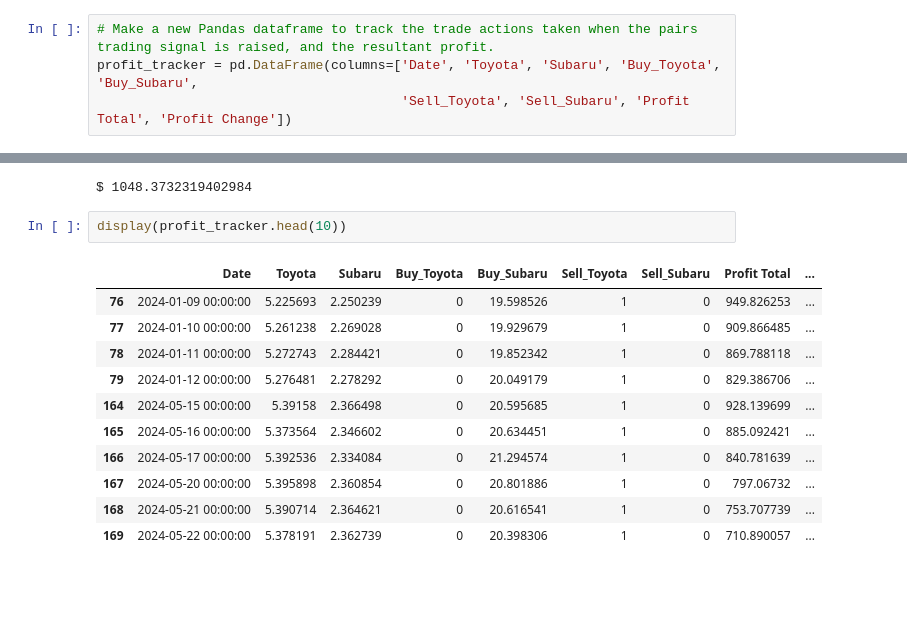
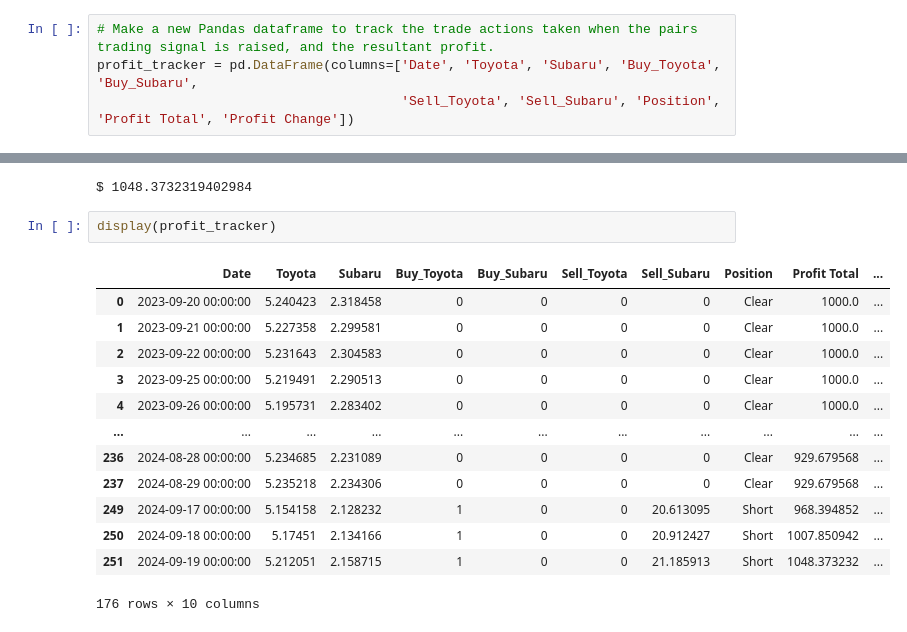
Before and after one commit to victoria-uriostegui/Pairs-Trading-Repo-ED-VU-Fall-24-, a Jupyter notebook: pairs_trading.ipynb, the cells around one changed output, grey strips where cells are left out. Drawn from its saved outputs; the diff is of its cells as text; blank space fills up the shorter version.

Commit message:
updated profit tracker df to include position

```diff
--- a/pairs_trading.ipynb
+++ b/pairs_trading.ipynb
@@ -403,7 +399,7 @@ A Pandas DataFrame **profit_tracker** is utilized in this context to track the t
 # %%
 # Make a new Pandas dataframe to track the trade actions taken when the pairs trading signal is raised, and the resultant profit.
 profit_tracker = pd.DataFrame(columns=['Date', 'Toyota', 'Subaru', 'Buy_Toyota', 'Buy_Subaru',
-                                       'Sell_Toyota', 'Sell_Subaru', 'Profit Total', 'Profit Change'])
+                                       'Sell_Toyota', 'Sell_Subaru', 'Position', 'Profit Total', 'Profit Change'])
 # %%
 # Make a function to take action based on the z-score for the days within the window of financial observation.
 
@@ -470,16 +467,18 @@ print("$",trade_action(tmsub_df['TM'].to_numpy(), tmsub_df['FUJHY'].to_numpy()))
 # %% [output]
 $ 1048.3732319402984
 # %%
-display(profit_tracker.head(10))
+display(profit_tracker)
 # %% [output]
-|  | Date | Toyota | Subaru | Buy_Toyota | Buy_Subaru | Sell_Toyota | Sell_Subaru | Profit Total | ... |
-| 76 | 2024-01-09 00:00:00 | 5.225693 | 2.250239 | 0 | 19.598526 | 1 | 0 | 949.826253 | ... |
-| 77 | 2024-01-10 00:00:00 | 5.261238 | 2.269028 | 0 | 19.929679 | 1 | 0 | 909.866485 | ... |
-| 78 | 2024-01-11 00:00:00 | 5.272743 | 2.284421 | 0 | 19.852342 | 1 | 0 | 869.788118 | ... |
-| 79 | 2024-01-12 00:00:00 | 5.276481 | 2.278292 | 0 | 20.049179 | 1 | 0 | 829.386706 | ... |
-| 164 | 2024-05-15 00:00:00 | 5.39158 | 2.366498 | 0 | 20.595685 | 1 | 0 | 928.139699 | ... |
-| 165 | 2024-05-16 00:00:00 | 5.373564 | 2.346602 | 0 | 20.634451 | 1 | 0 | 885.092421 | ... |
-| 166 | 2024-05-17 00:00:00 | 5.392536 | 2.334084 | 0 | 21.294574 | 1 | 0 | 840.781639 | ... |
-| 167 | 2024-05-20 00:00:00 | 5.395898 | 2.360854 | 0 | 20.801886 | 1 | 0 | 797.06732 | ... |
-| 168 | 2024-05-21 00:00:00 | 5.390714 | 2.364621 | 0 | 20.616541 | 1 | 0 | 753.707739 | ... |
-| 169 | 2024-05-22 00:00:00 | 5.378191 | 2.362739 | 0 | 20.398306 | 1 | 0 | 710.890057 | ... |
+|  | Date | Toyota | Subaru | Buy_Toyota | Buy_Subaru | Sell_Toyota | Sell_Subaru | Position | Profit Total | ... |
+| 0 | 2023-09-20 00:00:00 | 5.240423 | 2.318458 | 0 | 0 | 0 | 0 | Clear | 1000.0 | ... |
+| 1 | 2023-09-21 00:00:00 | 5.227358 | 2.299581 | 0 | 0 | 0 | 0 | Clear | 1000.0 | ... |
+| 2 | 2023-09-22 00:00:00 | 5.231643 | 2.304583 | 0 | 0 | 0 | 0 | Clear | 1000.0 | ... |
+| 3 | 2023-09-25 00:00:00 | 5.219491 | 2.290513 | 0 | 0 | 0 | 0 | Clear | 1000.0 | ... |
+| 4 | 2023-09-26 00:00:00 | 5.195731 | 2.283402 | 0 | 0 | 0 | 0 | Clear | 1000.0 | ... |
+| ... | ... | ... | ... | ... | ... | ... | ... | ... | ... | ... |
+| 236 | 2024-08-28 00:00:00 | 5.234685 | 2.231089 | 0 | 0 | 0 | 0 | Clear | 929.679568 | ... |
+| 237 | 2024-08-29 00:00:00 | 5.235218 | 2.234306 | 0 | 0 | 0 | 0 | Clear | 929.679568 | ... |
+| 249 | 2024-09-17 00:00:00 | 5.154158 | 2.128232 | 1 | 0 | 0 | 20.613095 | Short | 968.394852 | ... |
+| 250 | 2024-09-18 00:00:00 | 5.17451 | 2.134166 | 1 | 0 | 0 | 20.912427 | Short | 1007.850942 | ... |
+| 251 | 2024-09-19 00:00:00 | 5.212051 | 2.158715 | 1 | 0 | 0 | 21.185913 | Short | 1048.373232 | ... |
+176 rows × 10 columns
```
Also changed, not shown: parts of 5 cells of this notebook.
